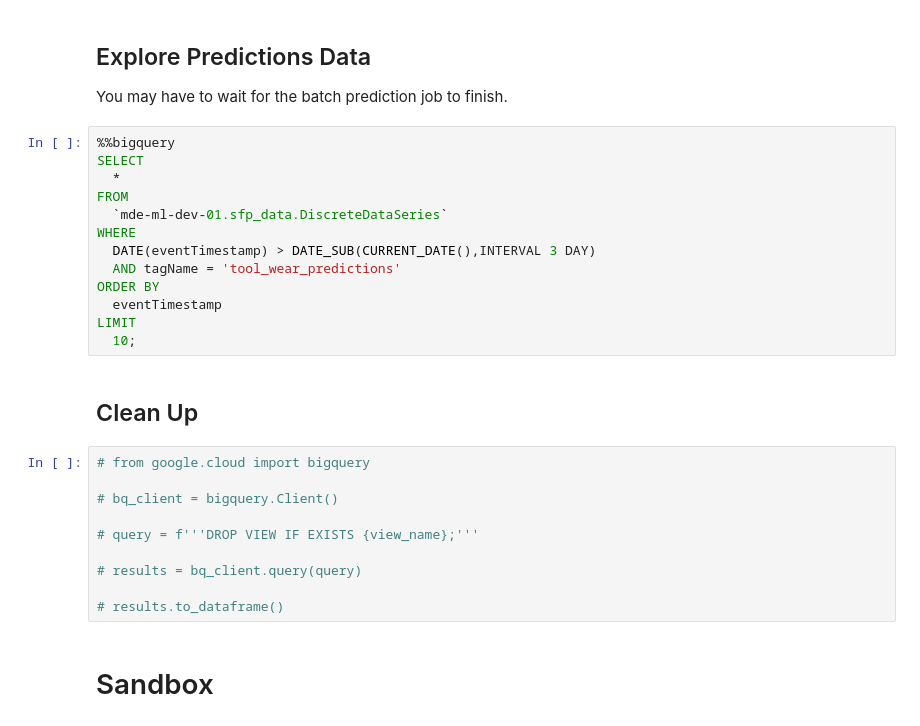
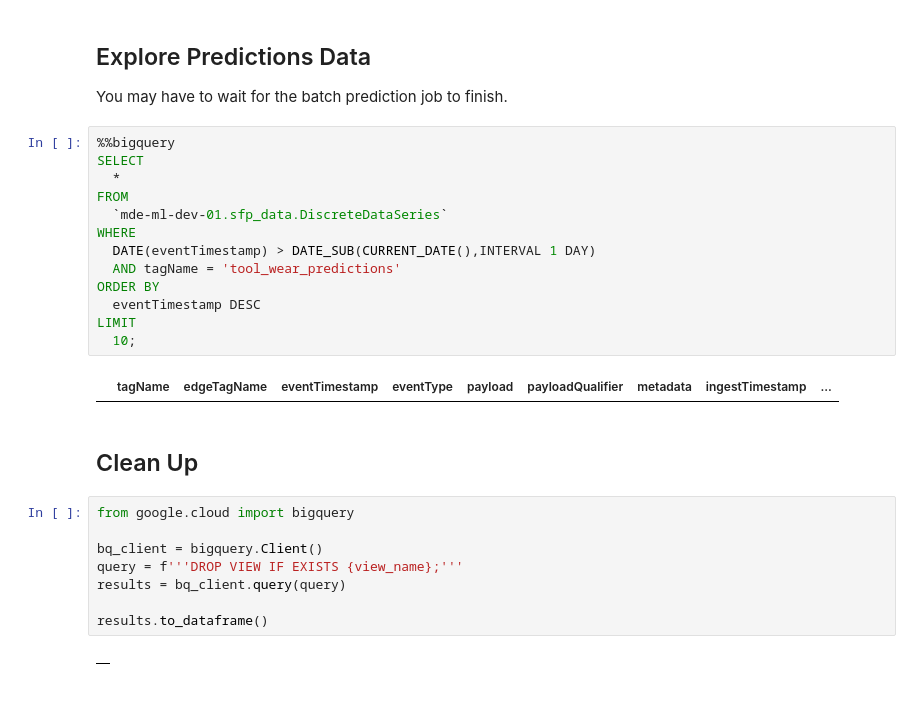
Before and after one commit to GoogleCloudPlatform/mfg-ml-examples, a Jupyter notebook: notebooks/2_tool_wear_batch_predict.ipynb, the cells around one changed output. Drawn from its saved outputs; the diff is of its cells as text; blank space fills up the shorter version.

```diff
--- a/notebooks/2_tool_wear_batch_predict.ipynb
+++ b/notebooks/2_tool_wear_batch_predict.ipynb
@@ -730,27 +626,27 @@ You may have to wait for the batch prediction job to finish.
 # %%
 %%bigquery
 SELECT
   *
 FROM
   `mde-ml-dev-01.sfp_data.DiscreteDataSeries`
 WHERE
-  DATE(eventTimestamp) > DATE_SUB(CURRENT_DATE(),INTERVAL 3 DAY)
+  DATE(eventTimestamp) > DATE_SUB(CURRENT_DATE(),INTERVAL 1 DAY)
   AND tagName = 'tool_wear_predictions'
 ORDER BY
-  eventTimestamp
+  eventTimestamp DESC
 LIMIT
   10;
+# %% [output]
+|  | tagName | edgeTagName | eventTimestamp | eventType | payload | payloadQualifier | metadata | ingestTimestamp | ... |
 # %% [markdown]
 ## Clean Up
 # %%
-# from google.cloud import bigquery
+from google.cloud import bigquery
 
-# bq_client = bigquery.Client()
+bq_client = bigquery.Client()
+query = f'''DROP VIEW IF EXISTS {view_name};'''
+results = bq_client.query(query)
 
-# query = f'''DROP VIEW IF EXISTS {view_name};'''
-
-# results = bq_client.query(query)
-
-# results.to_dataframe()
+results.to_dataframe()
+# %% [output]
+|  |
-# %% [markdown]
-# Sandbox
```
Also changed, not shown: parts of 13 cells of this notebook, 6 other files.
